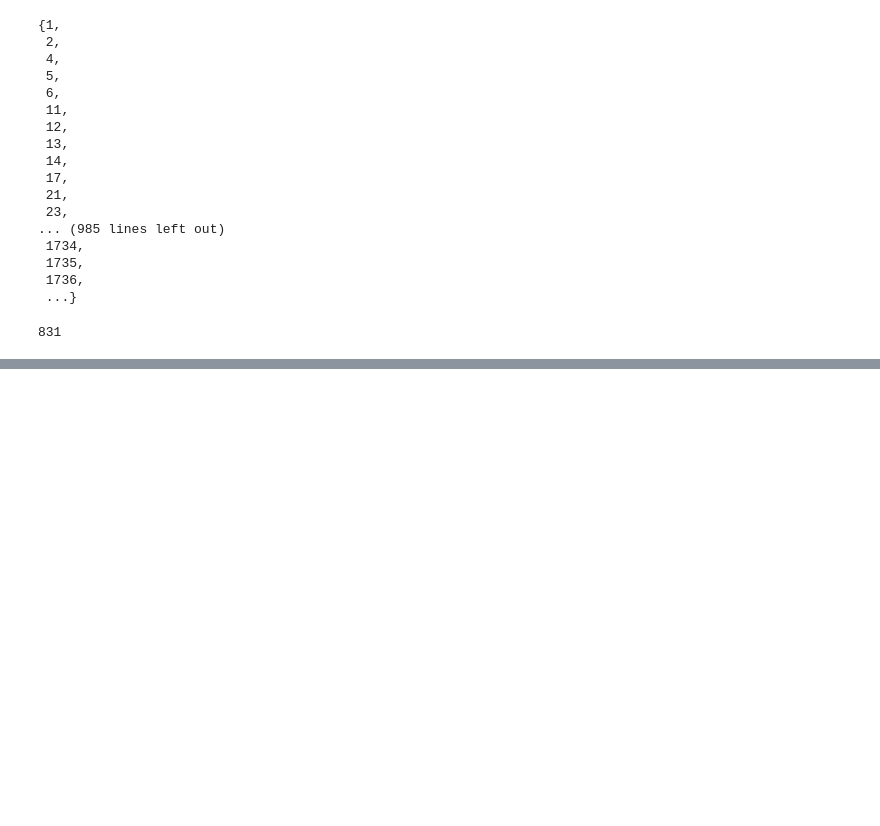
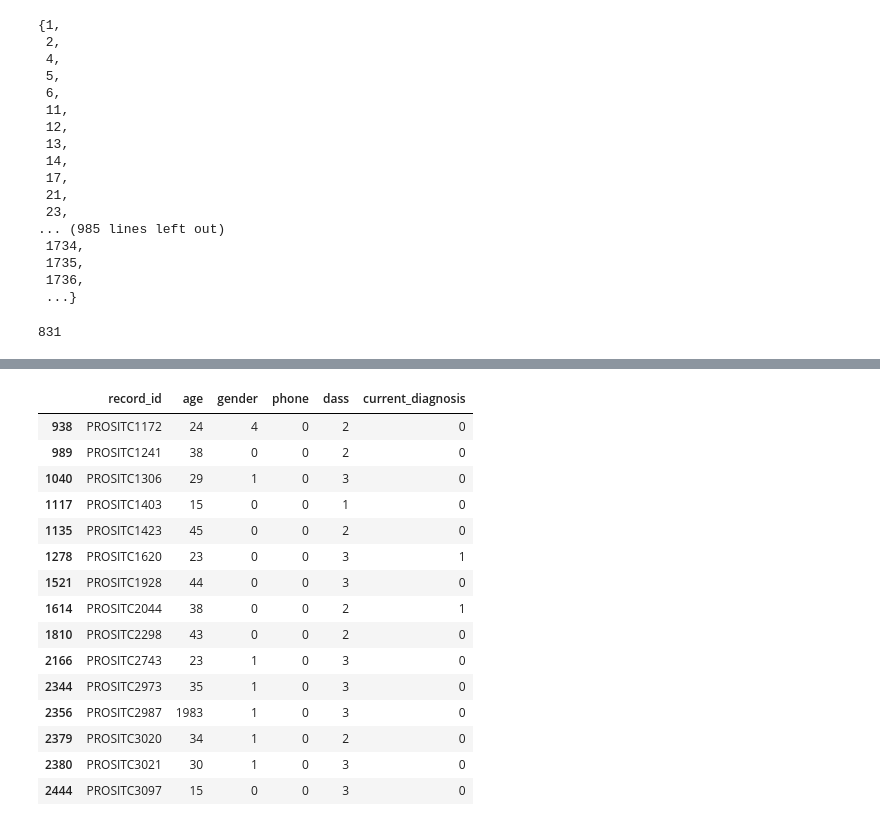
Before and after one commit to mohd-muzamil/flaskDashboard, a Jupyter notebook: preprocessing/DataExploration.ipynb, the cells around one changed output, grey strips where cells are left out. Cells and saved outputs as stored; diff of their text form; code cells hidden in the pictures; blank space fills up the shorter version.

```diff
--- a/preprocessing/DataExploration.ipynb
+++ b/preprocessing/DataExploration.ipynb
@@ -298,0 +345,3 @@ df1.iloc[:, 1].nunique()
+# %%
+labelFilepath = "/home/mmh/new/flaskDashboard/preprocessing"
+labels = pd.read_csv(os.path.join(labelFilepath, "mentalHealthIndicators.csv"))
@@ -298,0 +364,20 @@ df1.iloc[:, 1].nunique()
+# %%
+l2 = [x.replace("aPROSITC", "PROSITC") for x in l1]
+labels[labels.record_id.isin(l2)]
+# %% [output]
+|  | record_id | age | gender | phone | dass | current_diagnosis |
+| 938 | PROSITC1172 | 24 | 4 | 0 | 2 | 0 |
+| 989 | PROSITC1241 | 38 | 0 | 0 | 2 | 0 |
+| 1040 | PROSITC1306 | 29 | 1 | 0 | 3 | 0 |
+| 1117 | PROSITC1403 | 15 | 0 | 0 | 1 | 0 |
+| 1135 | PROSITC1423 | 45 | 0 | 0 | 2 | 0 |
+| 1278 | PROSITC1620 | 23 | 0 | 0 | 3 | 1 |
+| 1521 | PROSITC1928 | 44 | 0 | 0 | 3 | 0 |
+| 1614 | PROSITC2044 | 38 | 0 | 0 | 2 | 1 |
+| 1810 | PROSITC2298 | 43 | 0 | 0 | 2 | 0 |
+| 2166 | PROSITC2743 | 23 | 1 | 0 | 3 | 0 |
+| 2344 | PROSITC2973 | 35 | 1 | 0 | 3 | 0 |
+| 2356 | PROSITC2987 | 1983 | 1 | 0 | 3 | 0 |
+| 2379 | PROSITC3020 | 34 | 1 | 0 | 2 | 0 |
+| 2380 | PROSITC3021 | 30 | 1 | 0 | 3 | 0 |
+| 2444 | PROSITC3097 | 15 | 0 | 0 | 3 | 0 |
```
Also changed, not shown: parts of 19 cells of this notebook, 6 other files.
